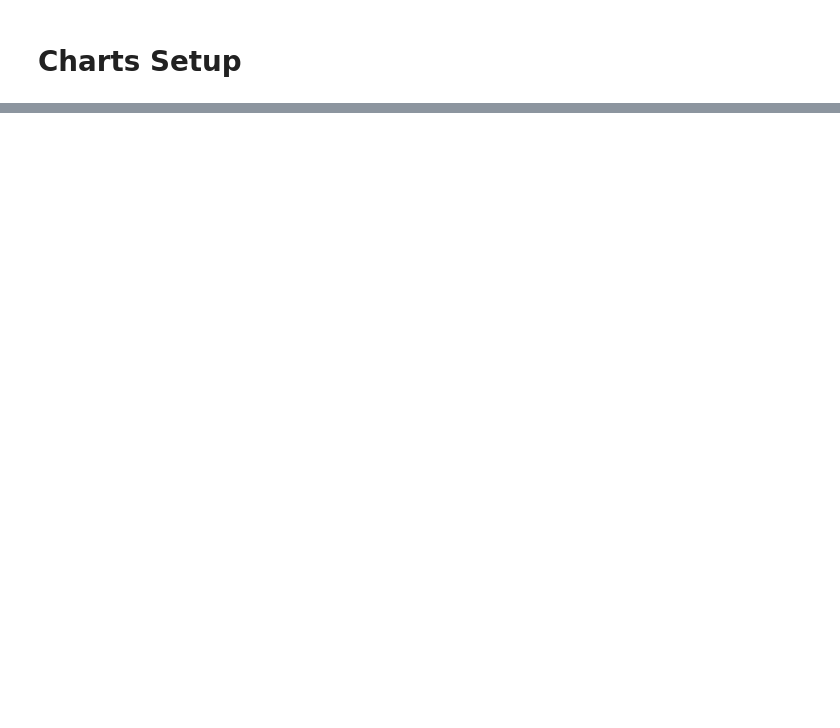
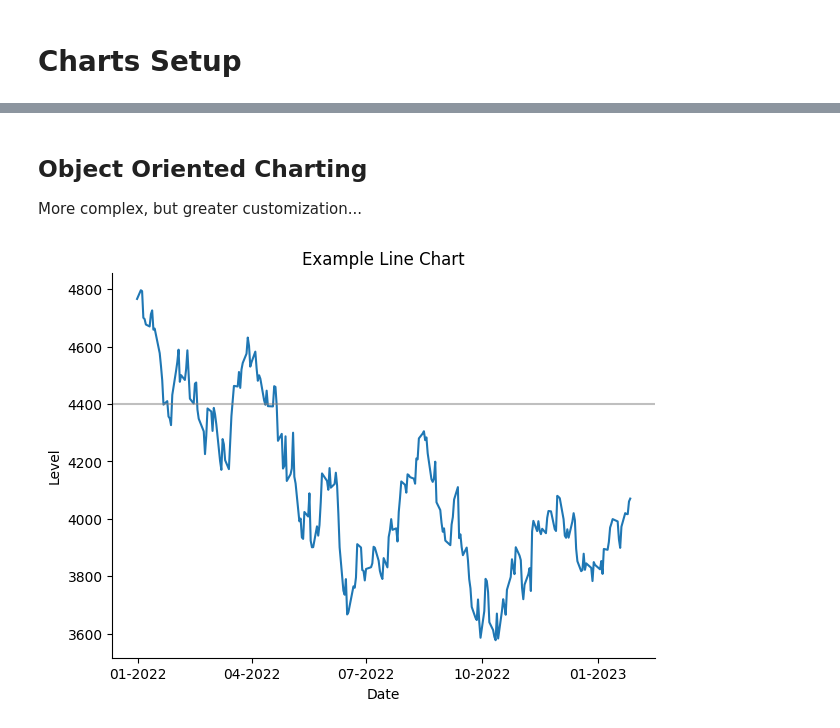
Before and after one commit to awault/StrictlySpeaking, a Jupyter notebook: docs/Blog/template_charts.ipynb, the cells around one changed output, grey strips where cells are left out. Cells and saved outputs as stored; diff of their text form; code cells hidden in the pictures; blank space fills up the shorter version.

```diff
--- a/docs/Blog/template_charts.ipynb
+++ b/docs/Blog/template_charts.ipynb
@@ -44,0 +72,3 @@ None
+# %%
+spx_data = pd.read_csv("../../data/spx.csv")
+print(spx_data.tail(3))
@@ -44,0 +154,3 @@ None
+# %%
+spx_data.rename(columns=lambda x: x.strip(), inplace=True)
+print(spx_data.columns)
@@ -44,0 +159,3 @@ None
+# %%
+spx_data['Date'] = pd.to_datetime(spx_data['Date'])
+print(f'The data type is: {spx_data["Date"].dtype}')
@@ -44,0 +218,22 @@ None
+# %% [markdown]
+## Object Oriented Charting
+
+More complex, but greater customization...
+# %%
+with plt.style.context('default'):
+    fig, ax = plt.subplots(figsize=(7,5))
+    ax.plot(spx_data.Date,spx_data.Close)
+    ax.set_title('Example Line Chart')
+    ax.set_xlabel('Date')
+    ax.set_ylabel('Level')
+    ax.xaxis.set_major_formatter(mdates.DateFormatter('%m-%Y'))
+    ax.xaxis.set_major_locator(mdates.MonthLocator(interval=3))
+    ax.spines['left'].set_visible(True)
+    ax.spines['bottom'].set_visible(True)
+    ax.spines['top'].set_visible(False)
+    ax.spines['right'].set_visible(False)
+    ax.tick_params(bottom=True,left=True)
+    ax.axhline(y=4400, c='grey',alpha=0.5)
+plt.show()
+# %% [output]
+[figure, added]
```
Also changed, not shown: parts of 22 cells of this notebook, 1 other file.
